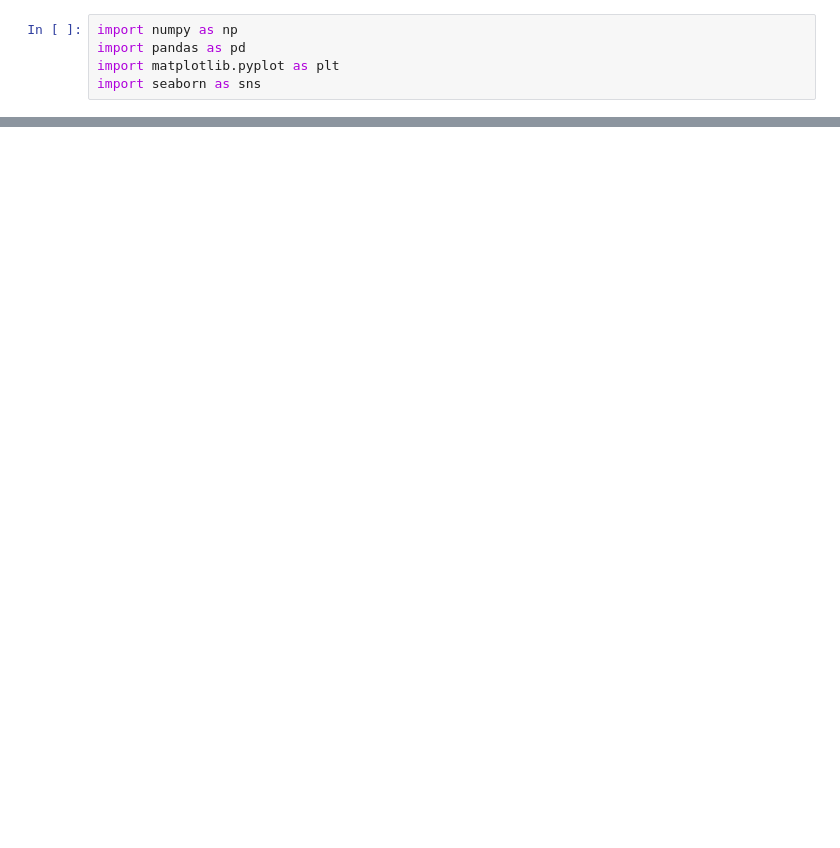
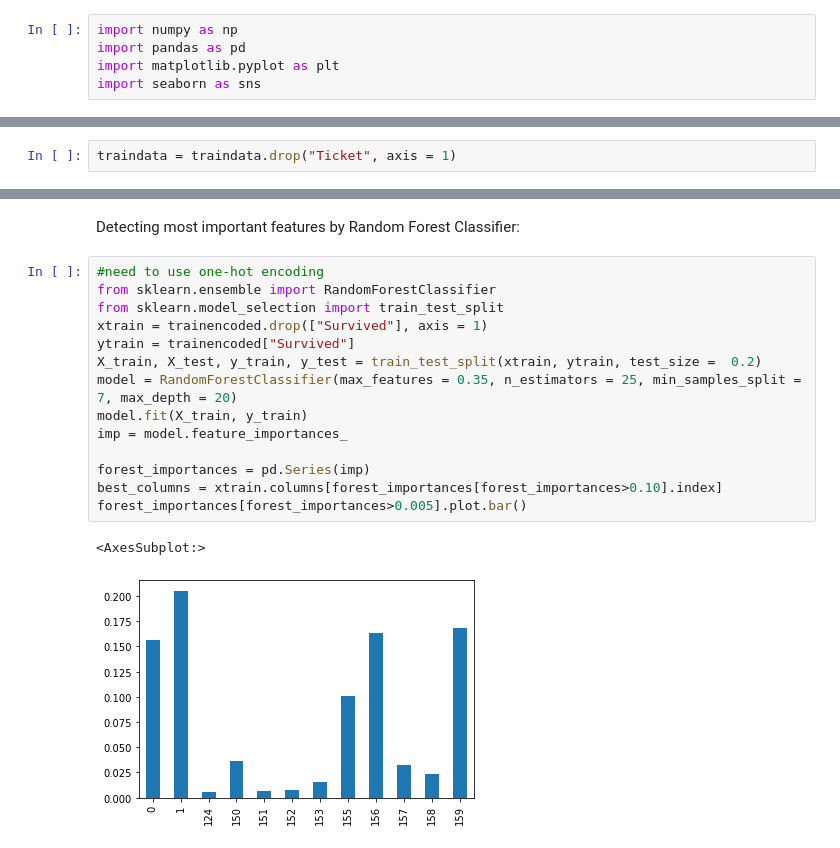
Before and after one commit to dolium/ml_course_project_bogdan_salyp, a Jupyter notebook: titanic_model.ipynb, the cells around one changed output, grey strips where cells are left out. Saved outputs shown, nothing was run; the diff lists cells and outputs as text; blank space fills up the shorter version.

```diff
--- a/titanic_model.ipynb
+++ b/titanic_model.ipynb
@@ -39,0 +49,2 @@ Successfully installed pip-22.0.4
+# %%
+traindata = traindata.drop("Ticket", axis = 1)
@@ -39,0 +113,19 @@ Successfully installed pip-22.0.4
+# %% [markdown]
+Detecting most important features by Random Forest Classifier:
+# %%
+#need to use one-hot encoding
+from sklearn.ensemble import RandomForestClassifier
+from sklearn.model_selection import train_test_split
+xtrain = trainencoded.drop(["Survived"], axis = 1)
+ytrain = trainencoded["Survived"]
+X_train, X_test, y_train, y_test = train_test_split(xtrain, ytrain, test_size =  0.2)
+model = RandomForestClassifier(max_features = 0.35, n_estimators = 25, min_samples_split = 7, max_depth = 20)
+model.fit(X_train, y_train)
+imp = model.feature_importances_
+
+forest_importances = pd.Series(imp)
+best_columns = xtrain.columns[forest_importances[forest_importances>0.10].index]
+forest_importances[forest_importances>0.005].plot.bar()
+# %% [output]
+<AxesSubplot:>
+[figure, added]
```
Also changed, not shown: parts of 28 cells of this notebook, 2 other files.
